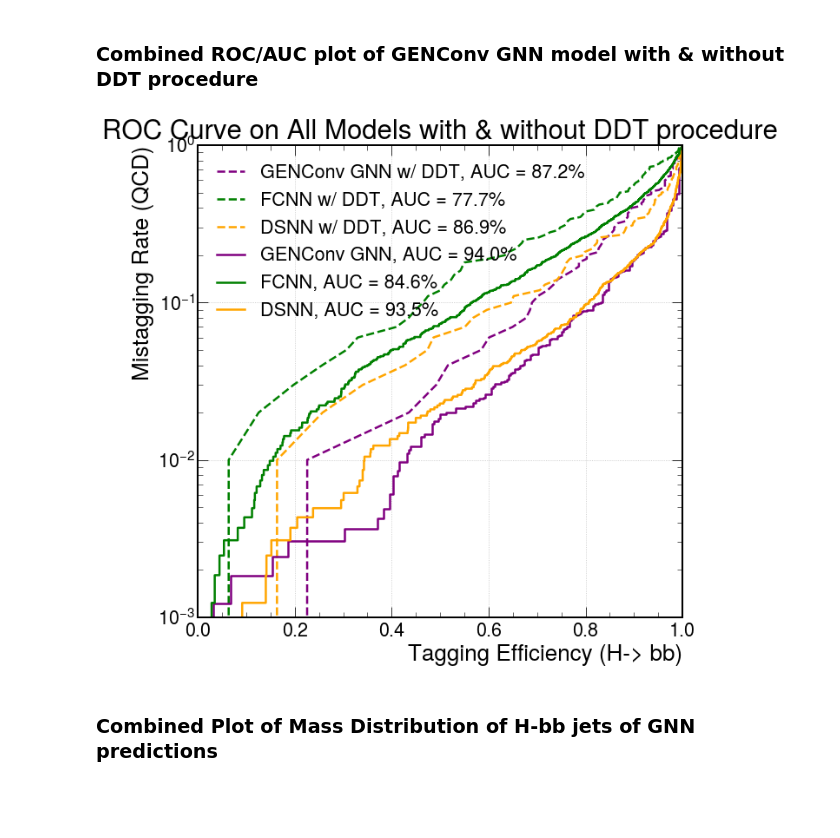
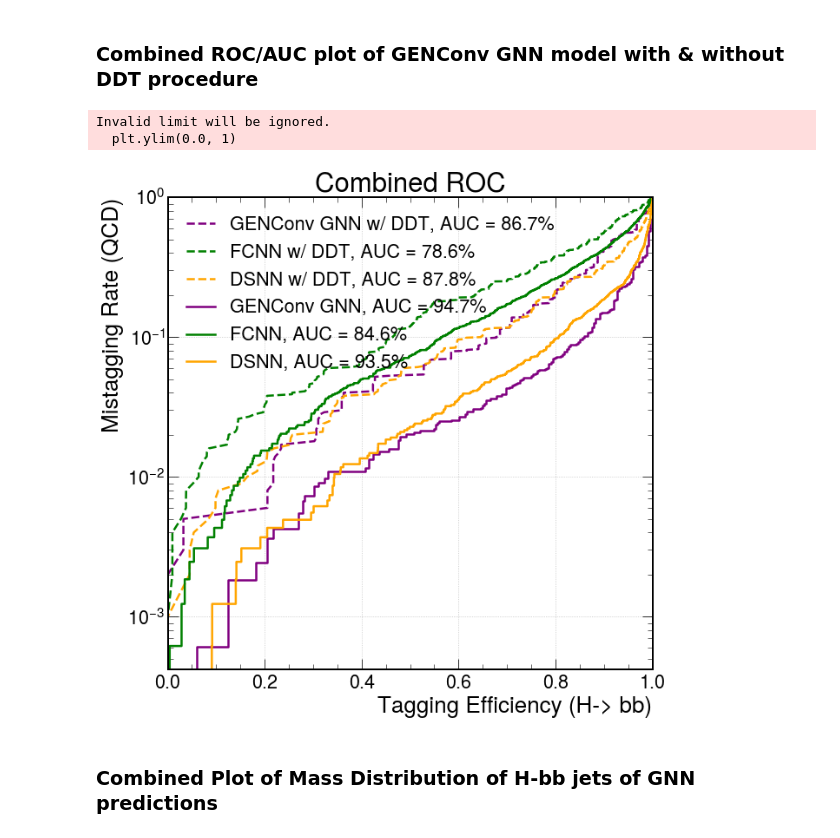
Before and after one commit to Bryan-Az/DSC-Capstone-Result-Replication, a Jupyter notebook: src/analysis/evaluation.ipynb, the cells around one changed output. Cells and saved outputs as stored; diff of their text form; code cells hidden in the pictures; blank space fills up the shorter version.

Commit message:
updating GNN to output 2 and used updated qcd/hbb precdictions to evaluate the plot

```diff
--- a/src/analysis/evaluation.ipynb
+++ b/src/analysis/evaluation.ipynb
@@ -108,7 +108,7 @@ import matplotlib.pyplot as plt
 import mplhep as hep
 plt.style.use(hep.style.ROOT)
 # create ROC curves
-fpr_gnn, tpr_gnn, threshold_gnn = roc_curve(graph_predictions['truth_hbb_label'], graph_predictions['hbb_sig'])
+fpr_gnn, tpr_gnn, threshold_gnn = roc_curve(graph_predictions['truth_hbb_label'], graph_predictions['hbb_prediction'])
 fpr_fcnn, tpr_fcnn, threshold_fcnn = roc_curve(fcnn_predictions['truth_hbb_label'], fcnn_predictions['hbb_prediction'] )
 fpr_dsnn, tpr_dsnn, threshold_dsnn = roc_curve(dsnn_predictions['truth_hbb_label'], dsnn_predictions['hbb_prediction'])
 # plot ROC curves
@@ -118,7 +118,7 @@ plt.plot(tpr_fcnn, fpr_fcnn, lw=2.5, label="FCNN, AUC = {:.1f}%".format(auc(fpr_
 plt.plot(tpr_dsnn, fpr_dsnn, lw=2.5, label="DSNN, AUC = {:.1f}%".format(auc(fpr_dsnn,tpr_dsnn)*100), c = 'orange')
 plt.xlabel(r'Tagging Efficiency (H->bb) - True Pos.')
 plt.ylabel(r'Mistagging Rate (QCD) - False Pos.')
-plt.title('ROC Curve on All Models')
+plt.title('ROC Curve')
 plt.semilogy()
 plt.ylim(0.001, 1)
 plt.xlim(0, 1)
@@ -186,7 +186,7 @@ def ddt_find_fpr(cutoffs, data):
         tprs.append(true_pos_rate)
     return np.array(tprs), threshes_lowest
 # %%
-ddt_fpr = np.arange(0,1,0.01)
+ddt_fpr = np.arange(0,1,0.001)
 # %%
 ddt_gnn_tpr, thresholds_ddt_gnn = ddt_find_fpr(ddt_fpr, graph_predictions)
 ddt_dsnn_tpr, thresholds_ddt_dsnn = ddt_find_fpr(ddt_fpr, dsnn_predictions)
@@ -214,24 +214,26 @@ plt.show()
 # %%
 # plot curves
 plt.figure()
 plt.plot(ddt_gnn_tpr, ddt_fpr, color = 'purple', linestyle = '--', lw=2.5, label="GENConv GNN w/ DDT, AUC = {:.1f}%".format(auc(ddt_fpr, ddt_gnn_tpr)*100))
 plt.plot(ddt_fcnn_tpr, ddt_fpr, color = 'green', linestyle = '--', lw=2.5, label="FCNN w/ DDT, AUC = {:.1f}%".format(auc(ddt_fpr, ddt_fcnn_tpr)*100))
 plt.plot(ddt_dsnn_tpr, ddt_fpr, color = 'orange', linestyle = '--', lw=2.5, label="DSNN w/ DDT, AUC = {:.1f}%".format(auc(ddt_fpr, ddt_dsnn_tpr)*100))
 plt.plot(tpr_gnn, fpr_gnn, lw=2.5, label="GENConv GNN, AUC = {:.1f}%".format(auc(fpr_gnn,tpr_gnn)*100), c = 'purple')
 plt.plot(tpr_fcnn, fpr_fcnn, lw=2.5, label="FCNN, AUC = {:.1f}%".format(auc(fpr_fcnn,tpr_fcnn)*100), c = 'green')
 plt.plot(tpr_dsnn, fpr_dsnn, lw=2.5, label="DSNN, AUC = {:.1f}%".format(auc(fpr_dsnn,tpr_dsnn)*100), c = 'orange')
 plt.xlabel(r'Tagging Efficiency (H-> bb)')
 plt.ylabel(r'Mistagging Rate (QCD)')
-plt.title('ROC Curve on All Models with & without DDT procedure')
+plt.title('Combined ROC')
 plt.semilogy()
-plt.ylim(0.001, 1)
+plt.ylim(0.0, 1)
 plt.xlim(0, 1)
 plt.grid(True)
 plt.legend(loc='upper left')
 plt.savefig('combined_roc_curve.jpg')
 plt.show()
 # %% [output]
+Invalid limit will be ignored.
+  plt.ylim(0.0, 1)
-[figure, old version]
+[figure, new version]
 # %% [markdown]
 ### Combined Plot of Mass Distribution of H-bb jets of GNN predictions
 # %%
```
Also changed, not shown: parts of 9 cells of this notebook, 12 other files.
